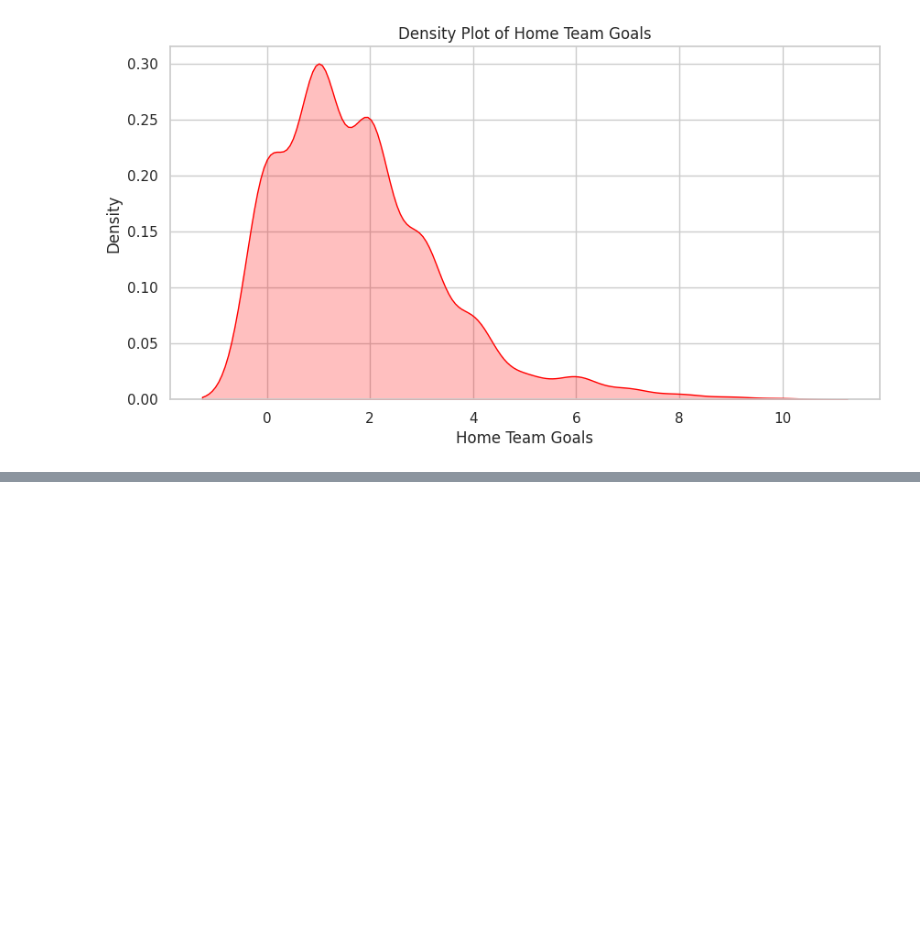
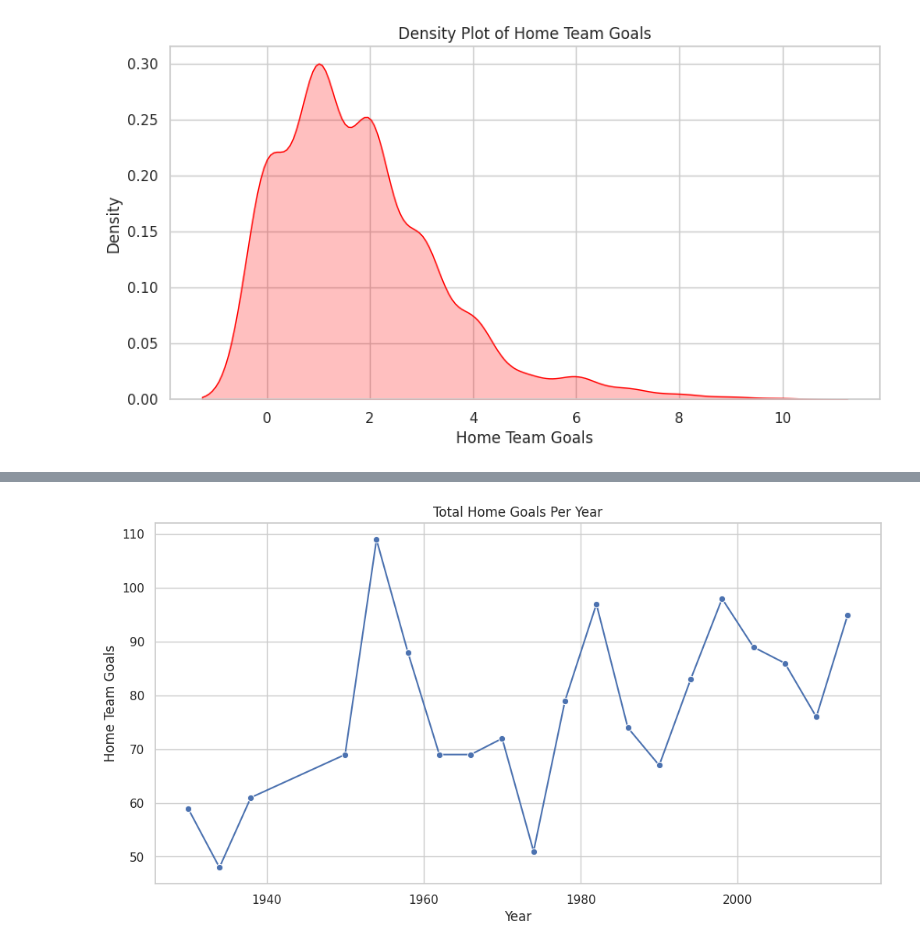
Before and after one commit to Shrajal-sahu-18/Data_Visulization, a Jupyter notebook: Practice.ipynb, the cells around one changed output, grey strips where cells are left out. Cells and saved outputs as stored; diff of their text form; code cells hidden in the pictures; blank space fills up the shorter version.

```diff
--- a/Practice.ipynb
+++ b/Practice.ipynb
@@ -100,0 +115,16 @@ This will become an error in seaborn v0.14.0; please update your code.
+# %%
+goals_per_year = df.groupby('Year')['Home Team Goals'].sum().reset_index()
+
+plt.figure(figsize=(12,6))
+
+sns.lineplot(
+    x='Year',
+    y='Home Team Goals',
+    data=goals_per_year,
+    marker='o'
+)
+
+plt.title("Total Home Goals Per Year")
+plt.show()
+# %% [output]
+[figure, added]
```
Also changed, not shown: parts of 2 cells of this notebook.
